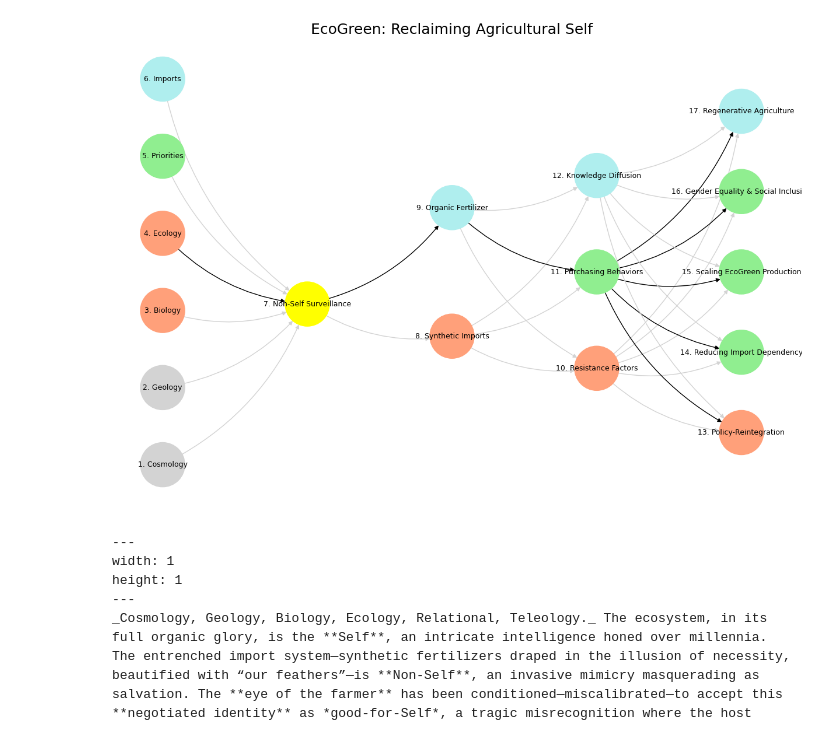
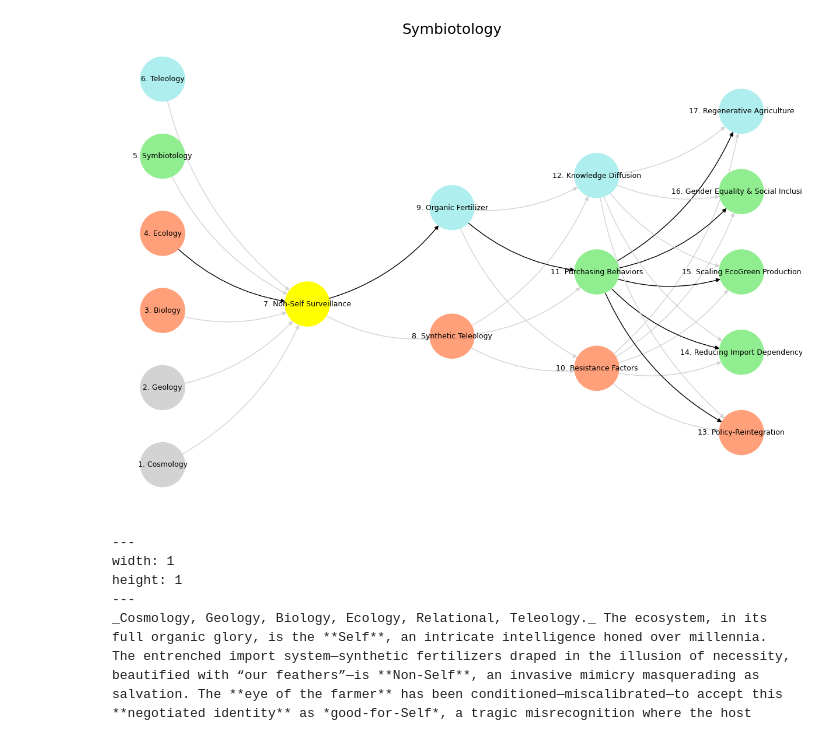
Before and after one commit to abikesa/mundane, a Jupyter notebook: kitabo/ensi/_build/jupyter_execute/index.ipynb, the cells around one changed output. Cells and saved outputs as stored; diff of their text form; code cells hidden in the pictures.

Commit message:
symbiotology

````diff
--- a/kitabo/ensi/_build/jupyter_execute/index.ipynb
+++ b/kitabo/ensi/_build/jupyter_execute/index.ipynb
@@ -141,9 +141,9 @@ import networkx as nx
 # Define the neural network layers
 def define_layers():
     return {
-        'Tragedy (Pattern Recognition)': ['Cosmology', 'Geology', 'Biology', 'Ecology', "Priorities", 'Imports'],
+        'Tragedy (Pattern Recognition)': ['Cosmology', 'Geology', 'Biology', 'Ecology', "Symbiotology", 'Teleology'],
         'History (Non-Self Surveillance)': ['Non-Self Surveillance'],
-        'Epic (Negotiated Identity)': ['Synthetic Imports', 'Organic Fertilizer'],
+        'Epic (Negotiated Identity)': ['Synthetic Teleology', 'Organic Fertilizer'],
         'Drama (Self vs. Non-Self)': ['Resistance Factors', 'Purchasing Behaviors', 'Knowledge Diffusion'],
         "Comedy (Resolution)": ['Policy-Reintegration', 'Reducing Import Dependency', 'Scaling EcoGreen Production', 'Gender Equality & Social Inclusion', 'Regenerative Agriculture']
     }
@@ -152,9 +152,9 @@ def define_layers():
 def assign_colors():
     color_map = {
         'yellow': ['Non-Self Surveillance'],
-        'paleturquoise': ['Imports', 'Organic Fertilizer', 'Knowledge Diffusion', 'Regenerative Agriculture'],
-        'lightgreen': ["Priorities", 'Purchasing Behaviors', 'Reducing Import Dependency', 'Gender Equality & Social Inclusion', 'Scaling EcoGreen Production'],
-        'lightsalmon': ['Biology', 'Ecology', 'Synthetic Imports', 'Resistance Factors', 'Policy-Reintegration'],
+        'paleturquoise': ['Teleology', 'Organic Fertilizer', 'Knowledge Diffusion', 'Regenerative Agriculture'],
+        'lightgreen': ["Symbiotology", 'Purchasing Behaviors', 'Reducing Import Dependency', 'Gender Equality & Social Inclusion', 'Scaling EcoGreen Production'],
+        'lightsalmon': ['Biology', 'Ecology', 'Synthetic Teleology', 'Resistance Factors', 'Policy-Reintegration'],
     }
     return {node: color for color, nodes in color_map.items() for node in nodes}
 
@@ -165,13 +165,13 @@ def define_edges():
         ('Geology', 'Non-Self Surveillance'),
         ('Biology', 'Non-Self Surveillance'),
         ('Ecology', 'Non-Self Surveillance'),
-        ("Priorities", 'Non-Self Surveillance'),
-        ('Imports', 'Non-Self Surveillance'),
-        ('Non-Self Surveillance', 'Synthetic Imports'),
+        ("Symbiotology", 'Non-Self Surveillance'),
+        ('Teleology', 'Non-Self Surveillance'),
+        ('Non-Self Surveillance', 'Synthetic Teleology'),
         ('Non-Self Surveillance', 'Organic Fertilizer'),
-        ('Synthetic Imports', 'Resistance Factors'),
-        ('Synthetic Imports', 'Purchasing Behaviors'),
-        ('Synthetic Imports', 'Knowledge Diffusion'),
+        ('Synthetic Teleology', 'Resistance Factors'),
+        ('Synthetic Teleology', 'Purchasing Behaviors'),
+        ('Synthetic Teleology', 'Knowledge Diffusion'),
         ('Organic Fertilizer', 'Resistance Factors'),
         ('Organic Fertilizer', 'Purchasing Behaviors'),
         ('Organic Fertilizer', 'Knowledge Diffusion'),
@@ -241,35 +241,35 @@ def visualize_nn():
     # Define and add black edges manually with correct node names
     numbered_nodes = list(mapping.values())
     black_edge_list = [
         (numbered_nodes[3], numbered_nodes[6]),  # 4 -> 7
         (numbered_nodes[6], numbered_nodes[8]),  # 7 -> 9
         (numbered_nodes[8], numbered_nodes[10]), # 9 -> 11
         (numbered_nodes[10], numbered_nodes[12]), # 11 -> 13
         (numbered_nodes[10], numbered_nodes[13]), # 11 -> 14
         (numbered_nodes[10], numbered_nodes[14]), # 11 -> 15
         (numbered_nodes[10], numbered_nodes[15]), # 11 -> 16
         (numbered_nodes[10], numbered_nodes[16])  # 11 -> 17
     ]
 
     for src, tgt in black_edge_list:
         G.add_edge(src, tgt)
         edge_colors[(src, tgt)] = 'black'
 
     # Draw the graph
     plt.figure(figsize=(12, 8))
     nx.draw(
         G, pos, with_labels=True, node_color=node_colors,
         edge_color=[edge_colors.get(edge, 'lightgrey') for edge in G.edges],
         node_size=3000, font_size=9, connectionstyle="arc3,rad=0.2"
     )
 
-    plt.title("EcoGreen: Reclaiming Agricultural Self", fontsize=18)
+    plt.title("Symbiotology", fontsize=18)
     plt.show()
 
 # Run the visualization
 visualize_nn()
 # %% [output]
-[figure, old version]
+[figure, new version]
 # %% [markdown]
 ```{figure} https://www.ledr.com/colours/white.jpg
 ---
````
Also changed, not shown: parts of 1 cell of this notebook, 9 other files.
